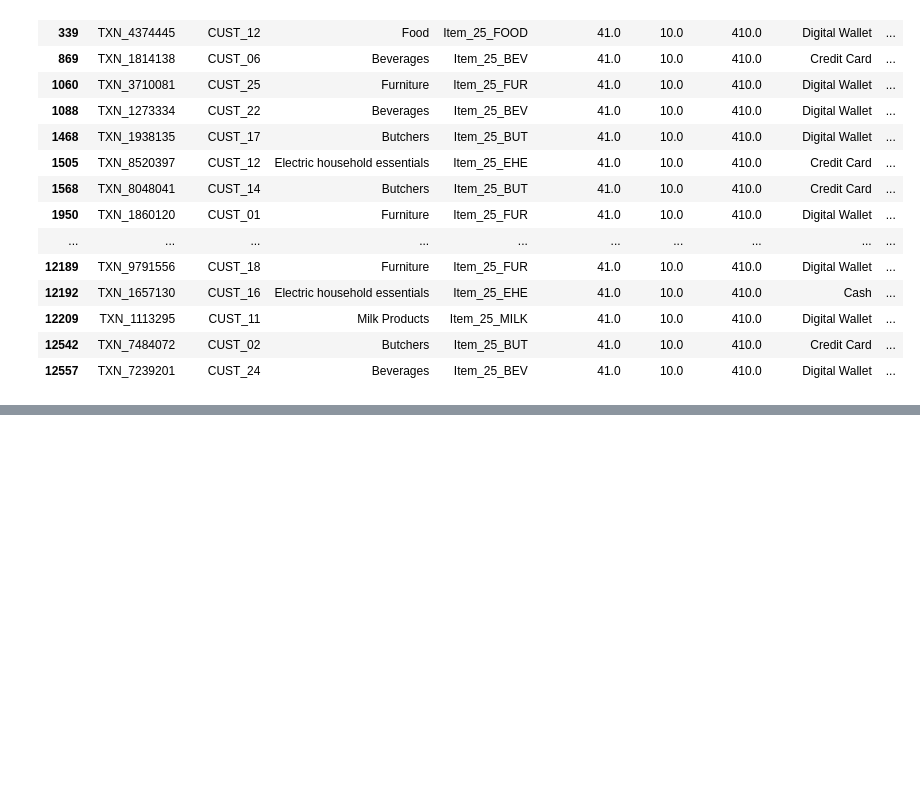
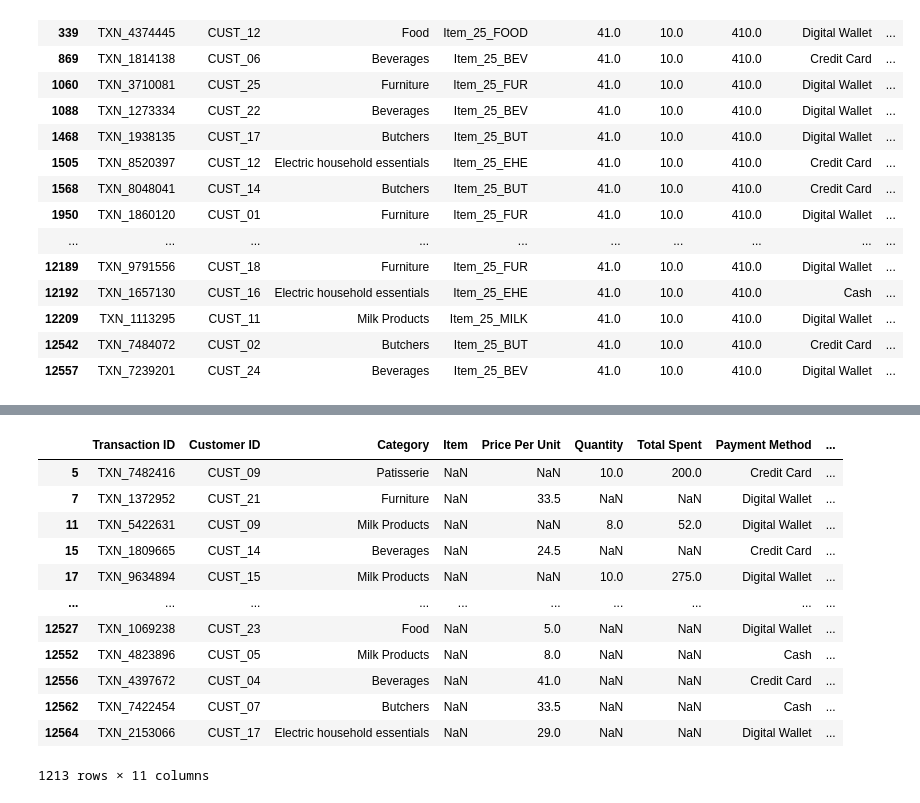
Before and after one commit to Maxwell-Selassie/Retail-Stores-Sales, a Jupyter notebook: notebooks/eda.ipynb, the cells around one changed output, grey strips where cells are left out. Cells and saved outputs as stored; diff of their text form; code cells hidden in the pictures; blank space fills up the shorter version.

```diff
--- a/notebooks/eda.ipynb
+++ b/notebooks/eda.ipynb
@@ -204,0 +230,21 @@ df[(df['Total Spent'] < 0) | (df['Total Spent'] > 403)]
+# %%
+# fix discount applied column
+df['Discount Applied'].fillna(value='Not Specified', inplace=True)
+# %%
+df[df['Item'].isna()]
+# the missing rows in items, price per unit, quantity and total spent are
+# very similar, therefore, we drop all those rows
+# %% [output]
+|  | Transaction ID | Customer ID | Category | Item | Price Per Unit | Quantity | Total Spent | Payment Method | ... |
+| 5 | TXN_7482416 | CUST_09 | Patisserie | NaN | NaN | 10.0 | 200.0 | Credit Card | ... |
+| 7 | TXN_1372952 | CUST_21 | Furniture | NaN | 33.5 | NaN | NaN | Digital Wallet | ... |
+| 11 | TXN_5422631 | CUST_09 | Milk Products | NaN | NaN | 8.0 | 52.0 | Digital Wallet | ... |
+| 15 | TXN_1809665 | CUST_14 | Beverages | NaN | 24.5 | NaN | NaN | Credit Card | ... |
+| 17 | TXN_9634894 | CUST_15 | Milk Products | NaN | NaN | 10.0 | 275.0 | Digital Wallet | ... |
+| ... | ... | ... | ... | ... | ... | ... | ... | ... | ... |
+| 12527 | TXN_1069238 | CUST_23 | Food | NaN | 5.0 | NaN | NaN | Digital Wallet | ... |
+| 12552 | TXN_4823896 | CUST_05 | Milk Products | NaN | 8.0 | NaN | NaN | Cash | ... |
+| 12556 | TXN_4397672 | CUST_04 | Beverages | NaN | 41.0 | NaN | NaN | Credit Card | ... |
+| 12562 | TXN_7422454 | CUST_07 | Butchers | NaN | 33.5 | NaN | NaN | Cash | ... |
+| 12564 | TXN_2153066 | CUST_17 | Electric household essentials | NaN | 29.0 | NaN | NaN | Digital Wallet | ... |
+1213 rows × 11 columns
```
Also changed, not shown: parts of 8 cells of this notebook.
